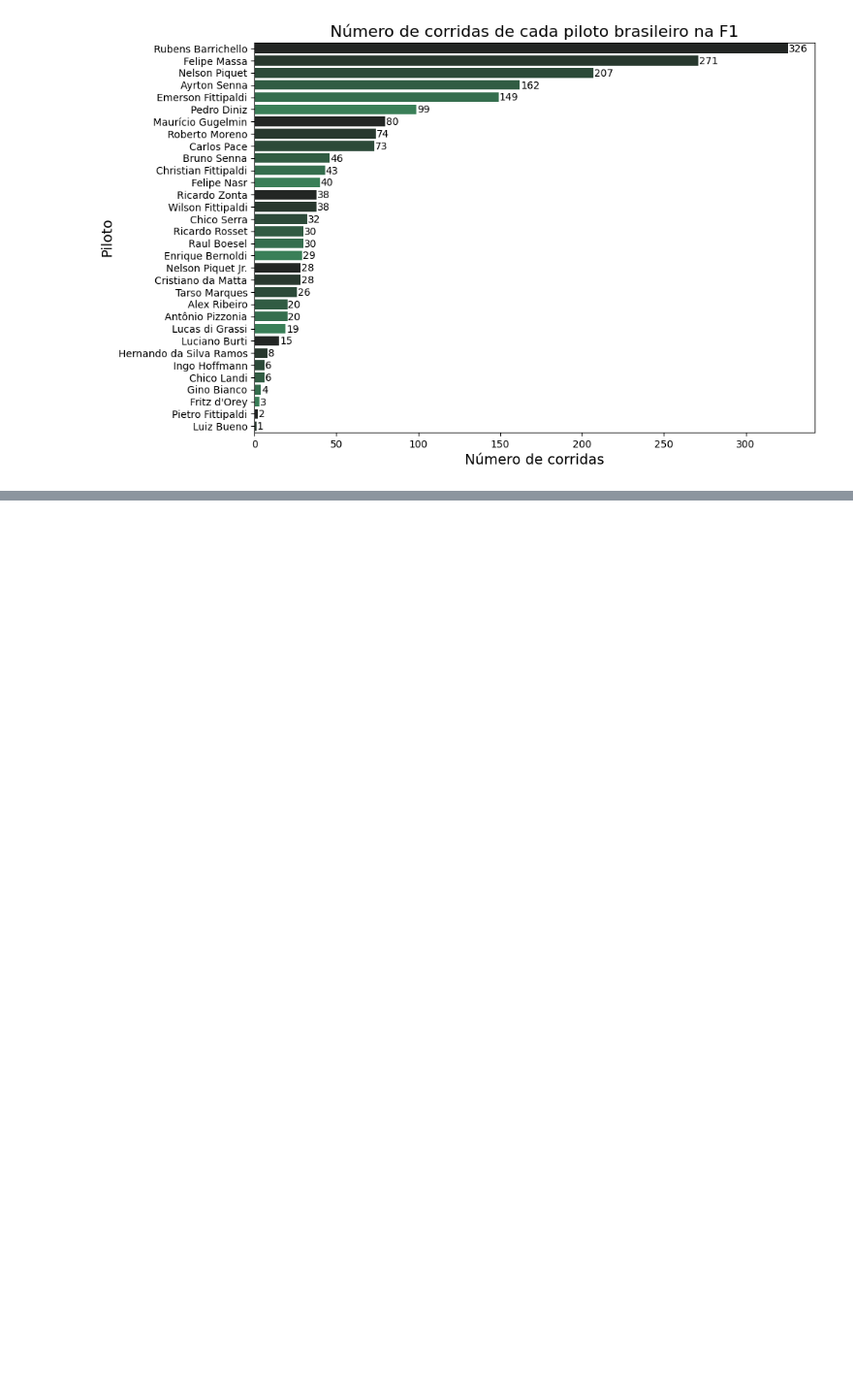
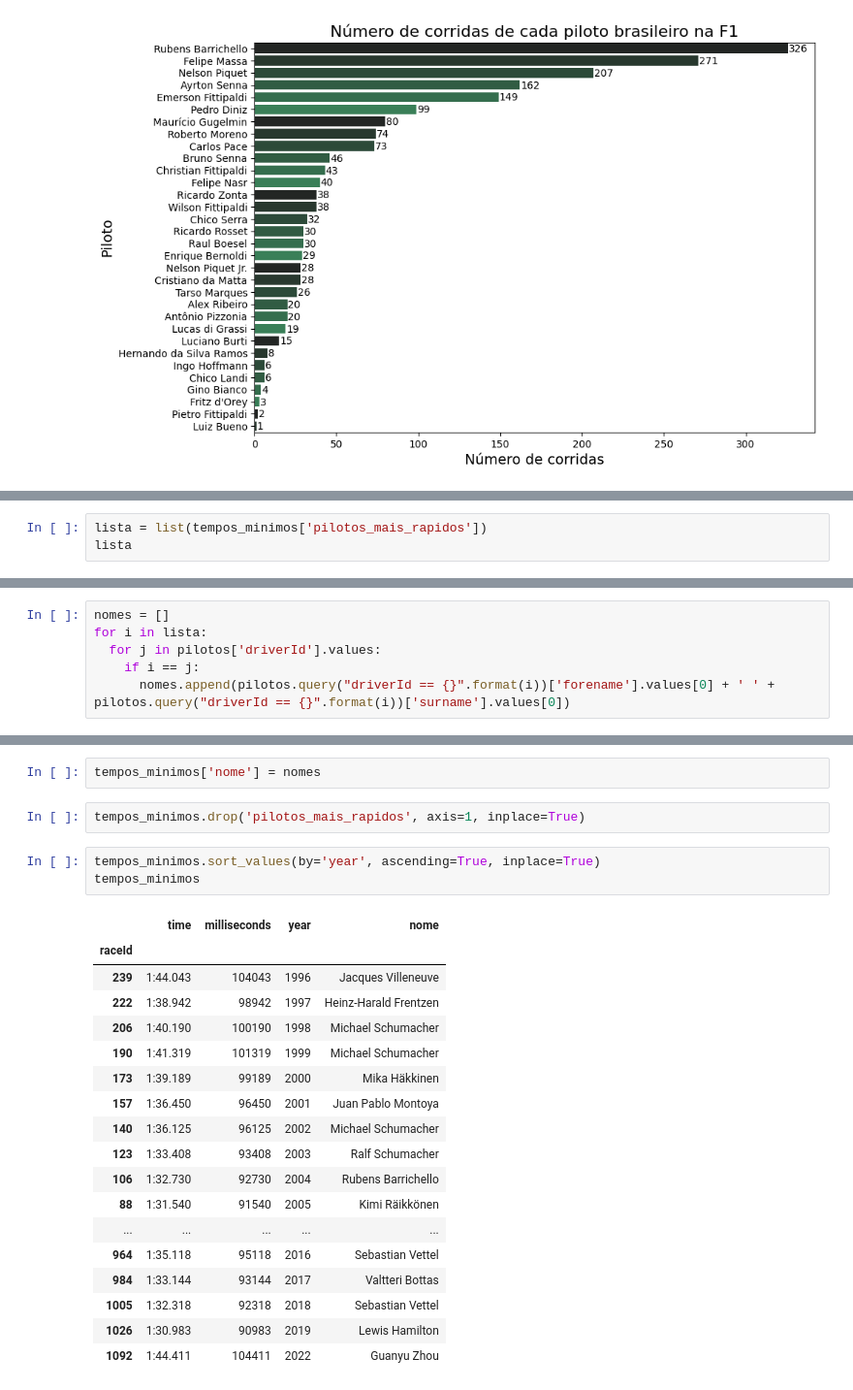
Before and after one commit to ewerton-lemes/Analise_de_dados_da_F1, a Jupyter notebook: Análise_de_dados_da_Formula_1.ipynb, the cells around one changed output, grey strips where cells are left out. Shown at 97% size. Drawn from its saved outputs; the diff is of its cells as text; blank space fills up the shorter version.

```diff
--- a/Análise_de_dados_da_Formula_1.ipynb
+++ b/Análise_de_dados_da_Formula_1.ipynb
@@ -459,0 +701,3 @@ plt.show()
+# %%
+lista = list(tempos_minimos['pilotos_mais_rapidos'])
+lista
@@ -459,0 +722,6 @@ plt.show()
+# %%
+nomes = []
+for i in lista:
+  for j in pilotos['driverId'].values:
+    if i == j:
+      nomes.append(pilotos.query("driverId == {}".format(i))['forename'].values[0] + ' ' + pilotos.query("driverId == {}".format(i))['surname'].values[0])
@@ -459,0 +748,26 @@ plt.show()
+# %%
+tempos_minimos['nome'] = nomes
+# %%
+tempos_minimos.drop('pilotos_mais_rapidos', axis=1, inplace=True)
+# %%
+tempos_minimos.sort_values(by='year', ascending=True, inplace=True)
+tempos_minimos
+# %% [output]
+|  | time | milliseconds | year | nome |
+| raceId |  |  |  |  |
+| 239 | 1:44.043 | 104043 | 1996 | Jacques Villeneuve |
+| 222 | 1:38.942 | 98942 | 1997 | Heinz-Harald Frentzen |
+| 206 | 1:40.190 | 100190 | 1998 | Michael Schumacher |
+| 190 | 1:41.319 | 101319 | 1999 | Michael Schumacher |
+| 173 | 1:39.189 | 99189 | 2000 | Mika Häkkinen |
+| 157 | 1:36.450 | 96450 | 2001 | Juan Pablo Montoya |
+| 140 | 1:36.125 | 96125 | 2002 | Michael Schumacher |
+| 123 | 1:33.408 | 93408 | 2003 | Ralf Schumacher |
+| 106 | 1:32.730 | 92730 | 2004 | Rubens Barrichello |
+| 88 | 1:31.540 | 91540 | 2005 | Kimi Räikkönen |
+| ... | ... | ... | ... | ... |
+| 964 | 1:35.118 | 95118 | 2016 | Sebastian Vettel |
+| 984 | 1:33.144 | 93144 | 2017 | Valtteri Bottas |
+| 1005 | 1:32.318 | 92318 | 2018 | Sebastian Vettel |
+| 1026 | 1:30.983 | 90983 | 2019 | Lewis Hamilton |
+| 1092 | 1:44.411 | 104411 | 2022 | Guanyu Zhou |
```
Also changed, not shown: parts of 57 cells of this notebook.
